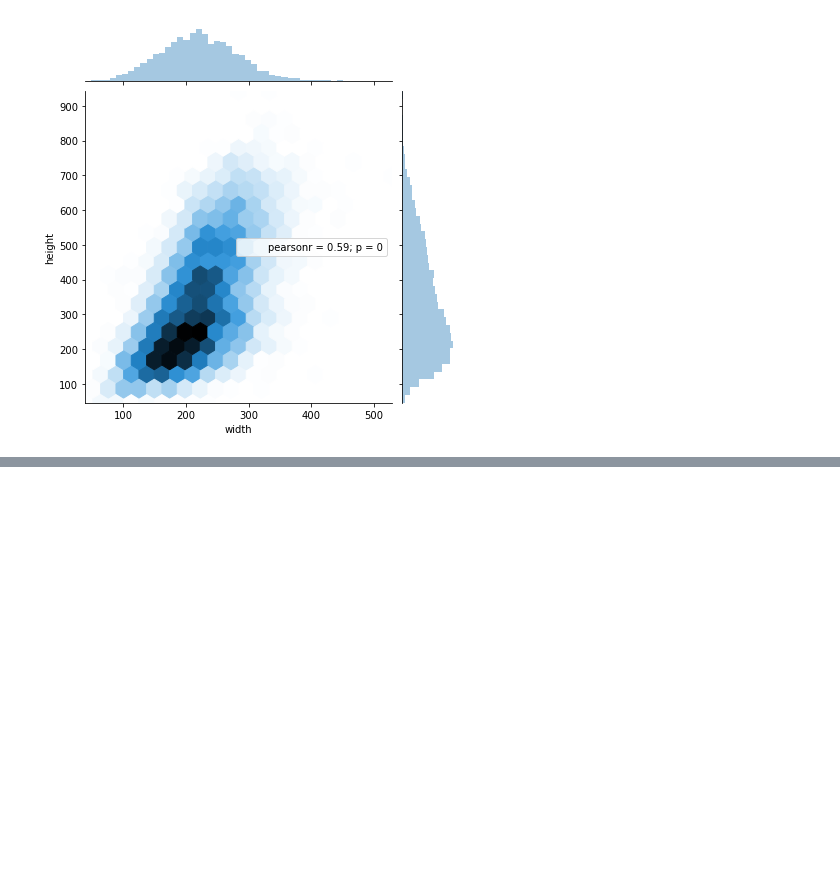
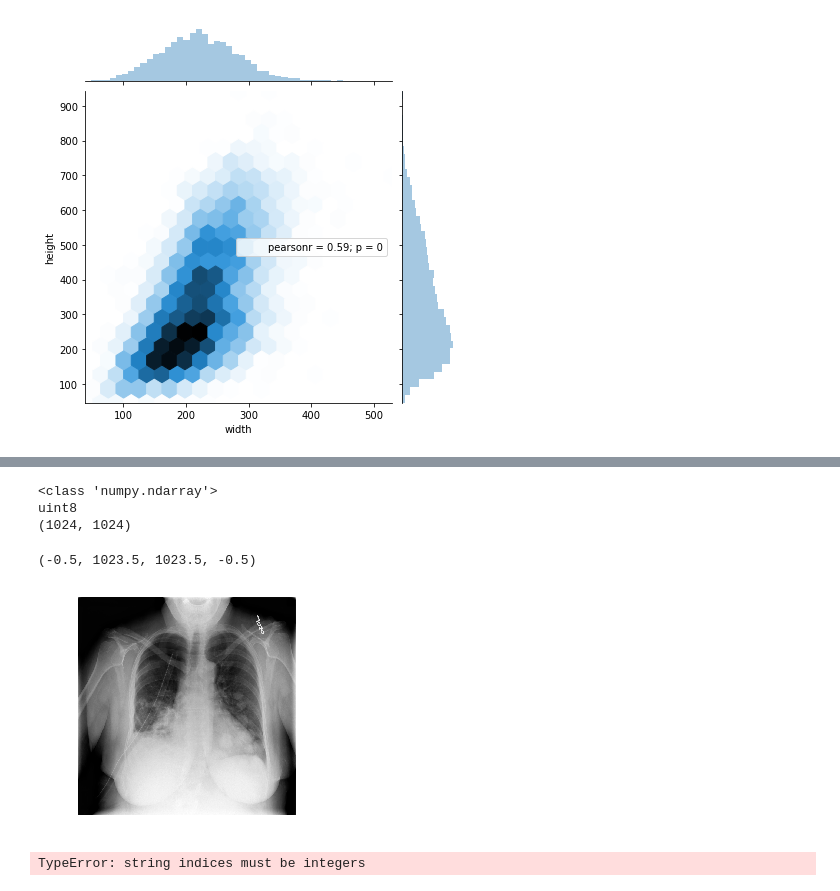
Before and after one commit to antoinev17/RSNA-Pneumonia-Detection-Challenge, a Jupyter notebook: notebooks/EDA on bounding box.ipynb, the cells around one changed output, grey strips where cells are left out. Drawn from its saved outputs; the diff is of its cells as text; code cells hidden in the pictures; blank space fills up the shorter version.

Commit message:
Added data preparation Notebook

```diff
--- a/notebooks/EDA on bounding box.ipynb
+++ b/notebooks/EDA on bounding box.ipynb
@@ -73,0 +88,6 @@ k_means.
+# %%
+patientId = df['patientId'][0]
+dcm_file = '../data/stage_1_train_images/%s.dcm' % patientId
+dcm_data = pydicom.read_file(dcm_file)
+
+print(dcm_data)
@@ -73,0 +112,15 @@ k_means.
+# %%
+im = dcm_data.pixel_array
+print(type(im))
+print(im.dtype)
+print(im.shape)
+# %% [output]
+<class 'numpy.ndarray'>
+uint8
+(1024, 1024)
+# %%
+plt.imshow(im, cmap=pylab.cm.gist_gray)
+plt.axis('off')
+# %% [output]
+(-0.5, 1023.5, 1023.5, -0.5)
+[figure, added]
@@ -73,0 +167,4 @@ k_means.
+# %%
+draw(dcm_file)
+# %% [output]
+TypeError: string indices must be integers
```
Also changed, not shown: parts of 8 cells of this notebook, 4 other files.
